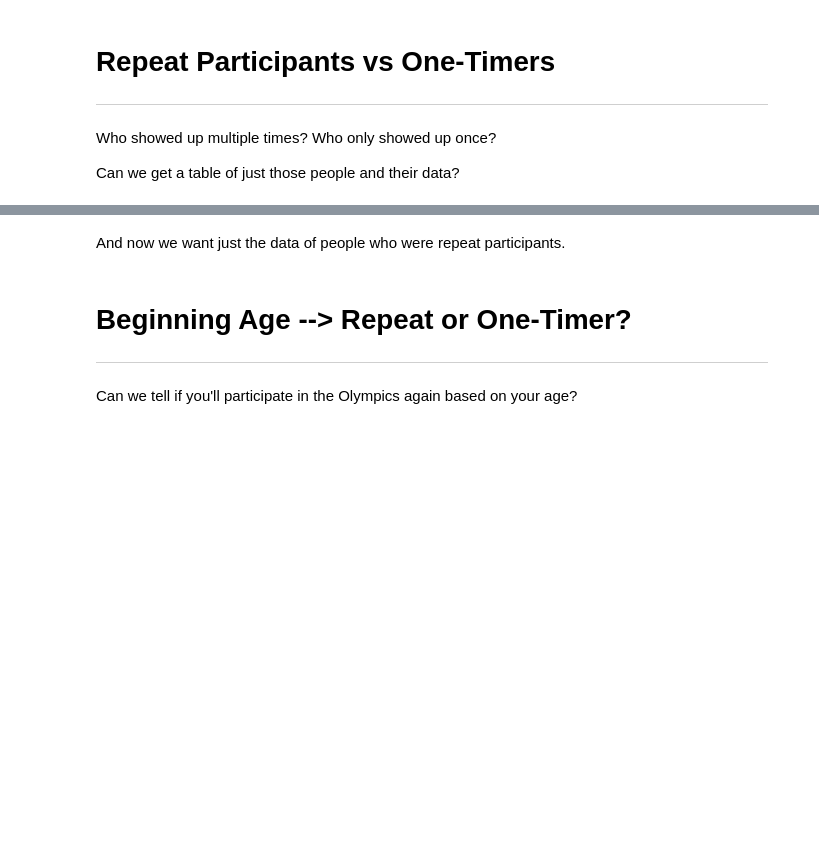
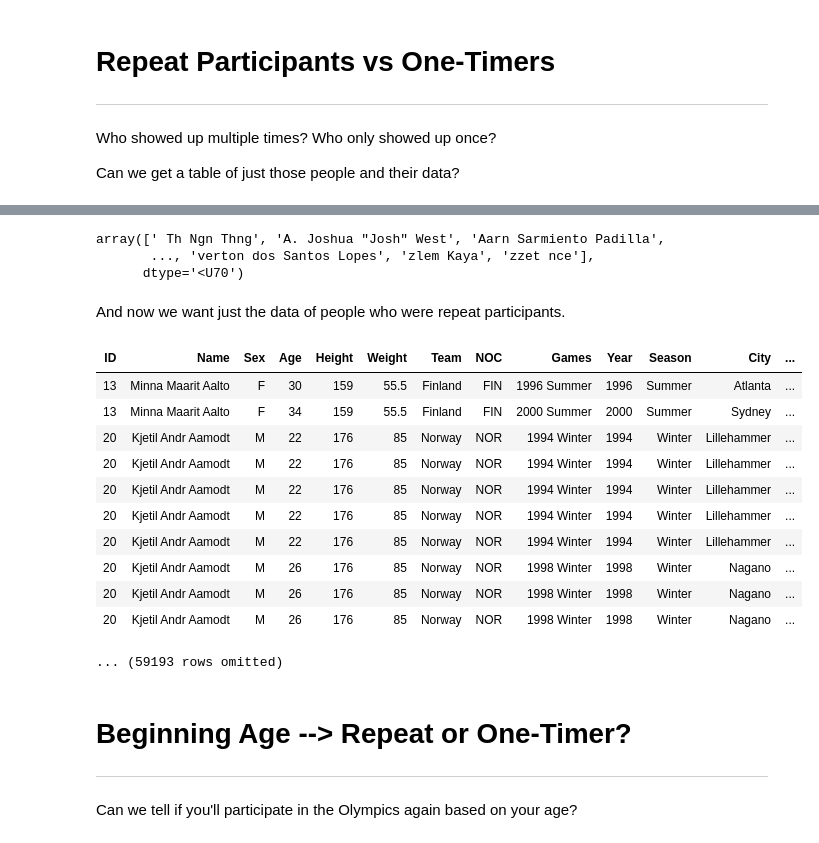
Before and after one commit to ucsd-ets/dsc10-fa19, a Jupyter notebook: Discussions/Week3/week3.ipynb, the cells around one changed output, grey strips where cells are left out. Drawn from its saved outputs; the diff is of its cells as text; code cells hidden in the pictures; blank space fills up the shorter version.

```diff
--- a/Discussions/Week3/week3.ipynb
+++ b/Discussions/Week3/week3.ipynb
@@ -214,5 +339,5 @@ Who showed up multiple times?  Who only showed up once?
 Can we get a table of just those people and their data?
 # %%
 # Let's get how many times each person was in the dataset
-counts = ...
+counts = data.group(["Name","Year"]).group("Name")
 counts
@@ -219,12 +357,30 @@ counts
 # %%
 # How to get just the names that have count > 1?
-repeat_names = ...
+repeat_names = counts.where("count", are.above(1)).column("Name")
+repeat_names
+# %% [output]
+array([' Th Ngn Thng', 'A. Joshua "Josh" West', 'Aarn Sarmiento Padilla',
+       ..., 'verton dos Santos Lopes', 'zlem Kaya', 'zzet nce'],
+      dtype='<U70')
 # %% [markdown]
 And now we want just the data of people who were repeat participants.
 # %%
 # Now as simple as using a .where() statement
-repeats = ...
+repeats = data.where("Name", are.contained_in(repeat_names))
 repeats
+# %% [output]
+| ID | Name | Sex | Age | Height | Weight | Team | NOC | Games | Year | Season | City | ... |
+| 13 | Minna Maarit Aalto | F | 30 | 159 | 55.5 | Finland | FIN | 1996 Summer | 1996 | Summer | Atlanta | ... |
+| 13 | Minna Maarit Aalto | F | 34 | 159 | 55.5 | Finland | FIN | 2000 Summer | 2000 | Summer | Sydney | ... |
+| 20 | Kjetil Andr Aamodt | M | 22 | 176 | 85 | Norway | NOR | 1994 Winter | 1994 | Winter | Lillehammer | ... |
+| 20 | Kjetil Andr Aamodt | M | 22 | 176 | 85 | Norway | NOR | 1994 Winter | 1994 | Winter | Lillehammer | ... |
+| 20 | Kjetil Andr Aamodt | M | 22 | 176 | 85 | Norway | NOR | 1994 Winter | 1994 | Winter | Lillehammer | ... |
+| 20 | Kjetil Andr Aamodt | M | 22 | 176 | 85 | Norway | NOR | 1994 Winter | 1994 | Winter | Lillehammer | ... |
+| 20 | Kjetil Andr Aamodt | M | 22 | 176 | 85 | Norway | NOR | 1994 Winter | 1994 | Winter | Lillehammer | ... |
+| 20 | Kjetil Andr Aamodt | M | 26 | 176 | 85 | Norway | NOR | 1998 Winter | 1998 | Winter | Nagano | ... |
+| 20 | Kjetil Andr Aamodt | M | 26 | 176 | 85 | Norway | NOR | 1998 Winter | 1998 | Winter | Nagano | ... |
+| 20 | Kjetil Andr Aamodt | M | 26 | 176 | 85 | Norway | NOR | 1998 Winter | 1998 | Winter | Nagano | ... |
+... (59193 rows omitted)
 # %% [markdown]
 # Beginning Age --> Repeat or One-Timer?
 ---
```
Also changed, not shown: parts of 38 cells of this notebook.
